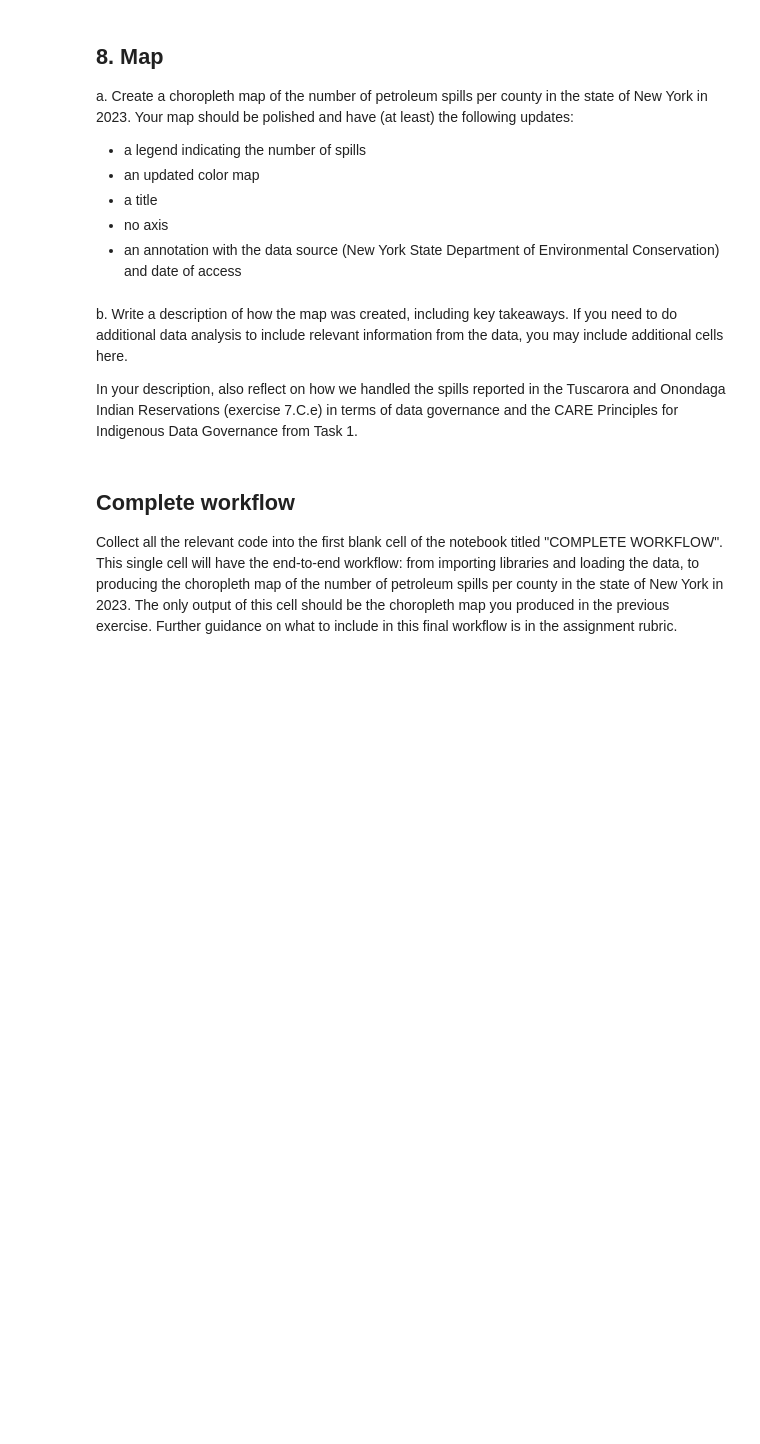
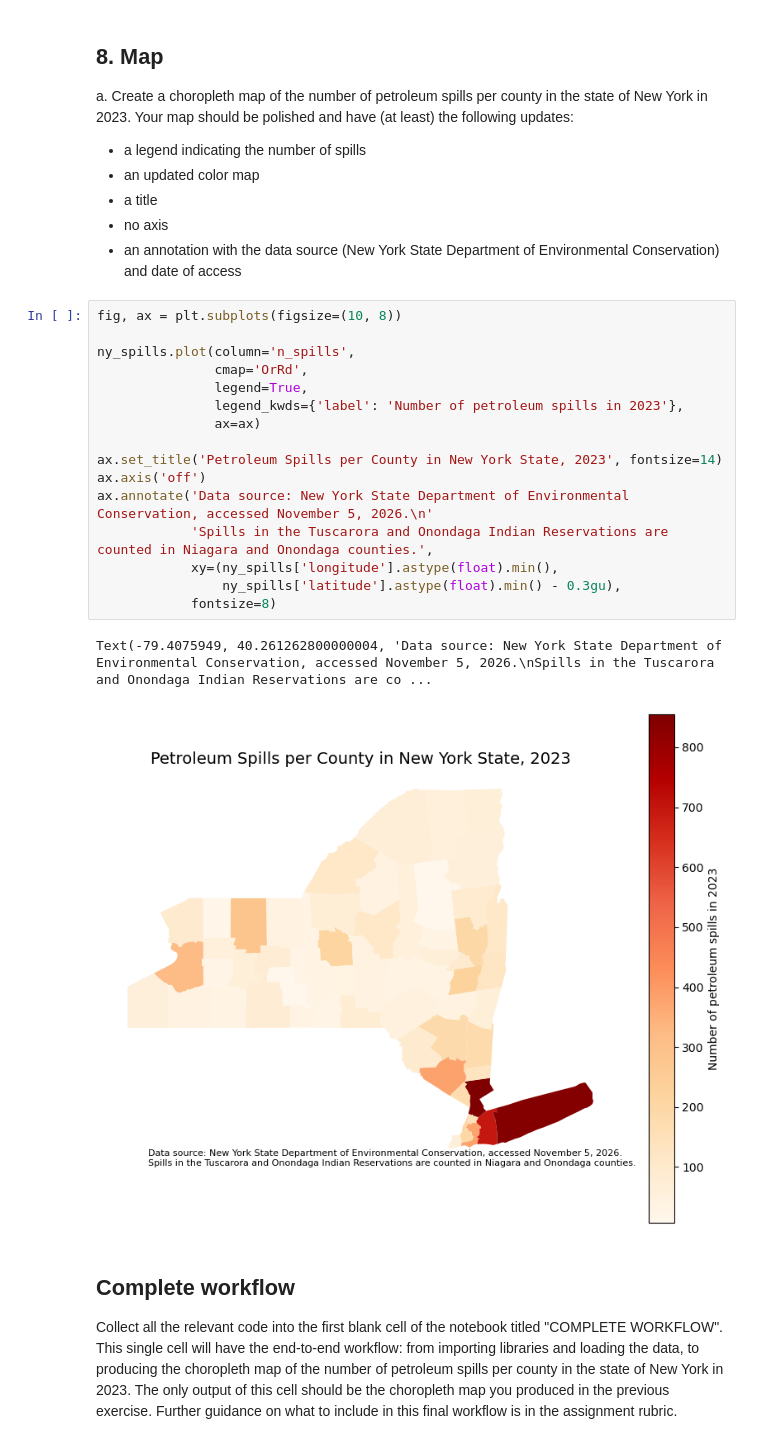
Before and after one commit to ashrcho/eds220-hwk3, a Jupyter notebook: hwk3-task2-spills.ipynb, the cells around one changed output. Saved outputs shown, nothing was run; the diff lists cells and outputs as text; blank space fills up the shorter version.

```diff
--- a/hwk3-task2-spills.ipynb
+++ b/hwk3-task2-spills.ipynb
@@ -724,10 +724,25 @@ Your map should be polished and have (at least) the following updates:
 - a title
 - no axis
 - an annotation with the data source (New York State Department of Environmental Conservation) and date of access
-# %% [markdown]
-b. Write a description of how the map was created, including key takeaways. If you need to do additional data analysis to include relevant information from the data, you may include additional cells here.
-
-In your description, also reflect on how we handled the spills reported in the Tuscarora and Onondaga Indian Reservations (exercise 7.C.e) in terms of data governance and the CARE Principles for Indigenous Data Governance from Task 1.
+# %%
+fig, ax = plt.subplots(figsize=(10, 8))
+
+ny_spills.plot(column='n_spills',
+               cmap='OrRd',
+               legend=True,
+               legend_kwds={'label': 'Number of petroleum spills in 2023'},
+               ax=ax)
+
+ax.set_title('Petroleum Spills per County in New York State, 2023', fontsize=14)
+ax.axis('off')
+ax.annotate('Data source: New York State Department of Environmental Conservation, accessed November 5, 2026.\n'
+            'Spills in the Tuscarora and Onondaga Indian Reservations are counted in Niagara and Onondaga counties.',
+            xy=(ny_spills['longitude'].astype(float).min(),
+                ny_spills['latitude'].astype(float).min() - 0.3gu),
+            fontsize=8)
+# %% [output]
+Text(-79.4075949, 40.261262800000004, 'Data source: New York State Department of Environmental Conservation, accessed November 5, 2026.\nSpills in the Tuscarora and Onondaga Indian Reservations are co ...
+[figure, added]
 # %% [markdown]
 ## Complete workflow
 
```
